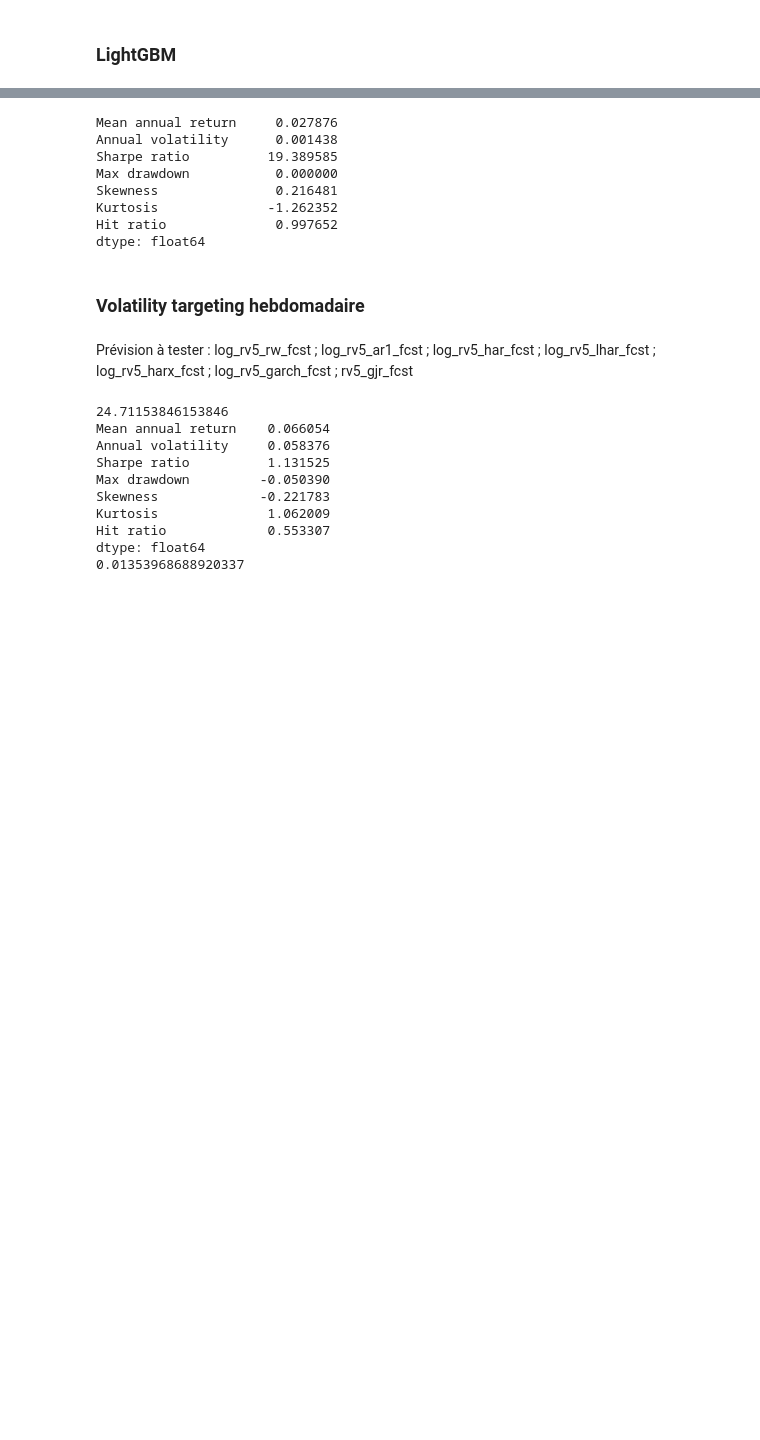
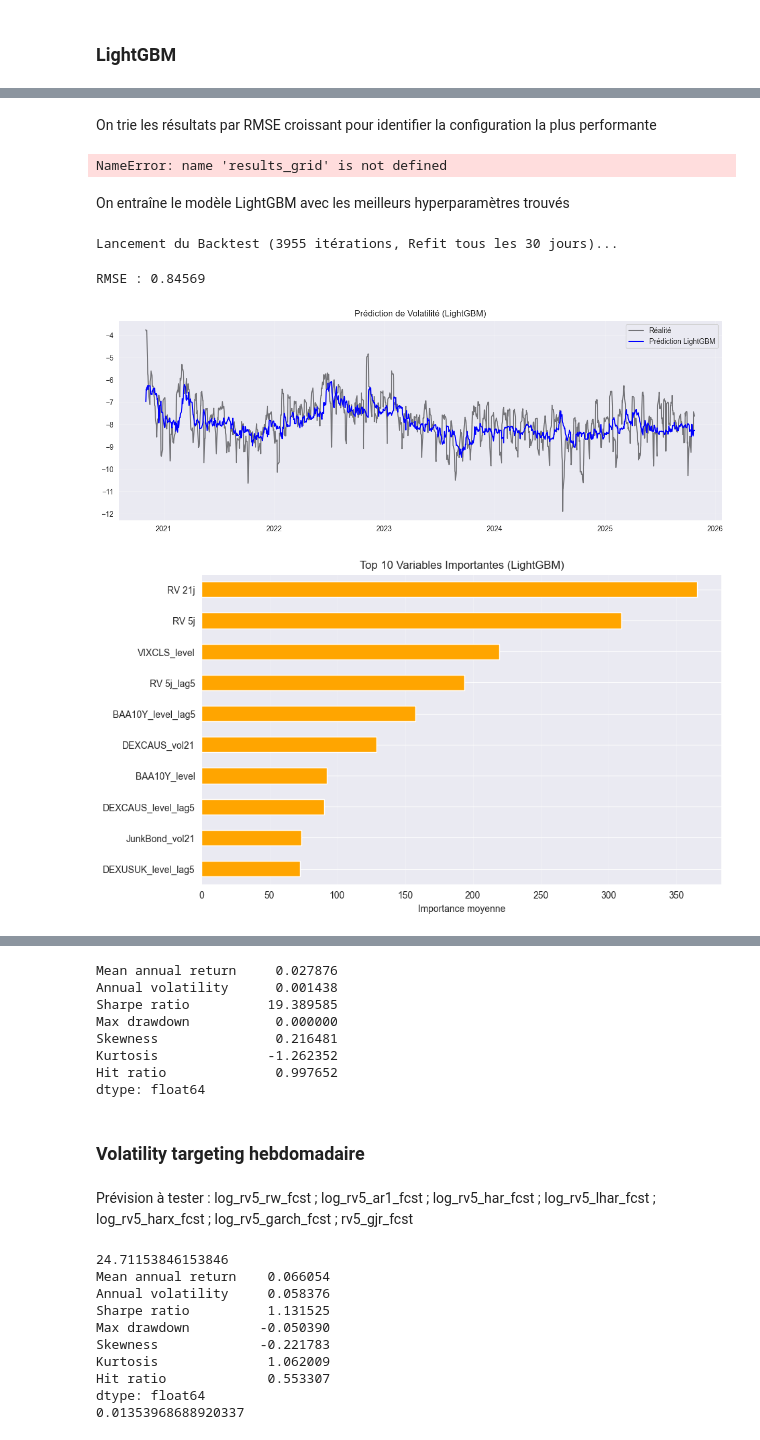
Before and after one commit to AntoninDevalland/Projet_Ml_Momentum, a Jupyter notebook: main_v2.ipynb, the cells around one changed output, grey strips where cells are left out. Saved outputs shown, nothing was run; the diff lists cells and outputs as text; code cells hidden in the pictures; blank space fills up the shorter version.

```diff
--- a/main_v2.ipynb
+++ b/main_v2.ipynb
@@ -1707,0 +1365,9 @@ Name: DGS3MO, dtype: float64
+# %% [markdown]
+On trie les résultats par RMSE croissant pour identifier la configuration la plus performante
+# %%
+# Synthèse des résultats
+print(pd.DataFrame(results_grid).sort_values("RMSE"))
+# %% [output]
+NameError: name 'results_grid' is not defined
+# %% [markdown]
+On entraîne le modèle LightGBM avec les meilleurs hyperparamètres trouvés
@@ -1707,0 +1389,38 @@ Name: DGS3MO, dtype: float64
+# %%
+df_res_final, df_imp_final = sklearn_walk_forward(
+    model=model_final,
+    X=X_aligned,
+    y=y_aligned,
+    min_train_size=20*252,
+    rolling_window=True,
+    gap=4,
+    refit_step=30
+)
+
+# Calcul des Métriques
+rmse_final = np.sqrt(mean_squared_error(df_res_final["Actual"], df_res_final["Pred"]))
+print(f"RMSE : {rmse_final:.5f}")
+# %% [output]
+Lancement du Backtest (3955 itérations, Refit tous les 30 jours)...
+RMSE : 0.84569
+# %%
+plt.figure(figsize=(15, 5))
+plt.plot(df_res_final.index[-1250:], df_res_final["Actual"].iloc[-1250:], label="Réalité", color="black", alpha=0.5)
+plt.plot(df_res_final.index[-1250:], df_res_final["Pred"].iloc[-1250:], label="Prédiction LightGBM", color="blue", linewidth=1.5)
+plt.title("Prédiction de Volatilité (LightGBM)")
+plt.legend()
+plt.grid(True, alpha=0.3)
+plt.show()
+
+top_features = df_imp_final.mean().sort_values(ascending=False).head(10)
+
+plt.figure(figsize=(10, 6))
+top_features.plot(kind='barh', color='orange')
+plt.title("Top 10 Variables Importantes (LightGBM)")
+plt.gca().invert_yaxis()
+plt.xlabel("Importance moyenne")
+plt.grid(axis='x', alpha=0.3)
+plt.show()
+# %% [output]
+[figure, added]
+[figure, added]
```
Also changed, not shown: parts of 75 cells of this notebook, 1 other file.
